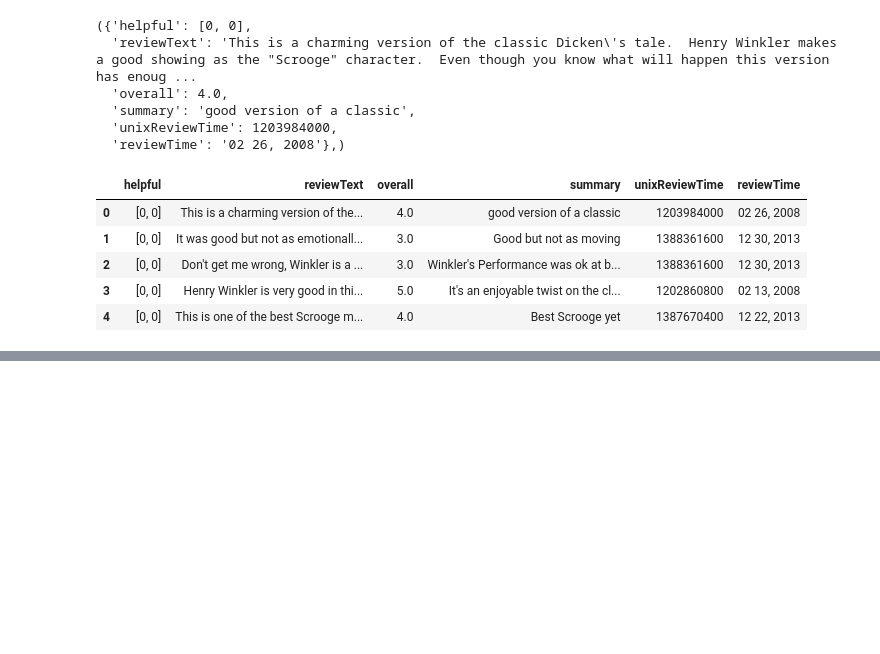
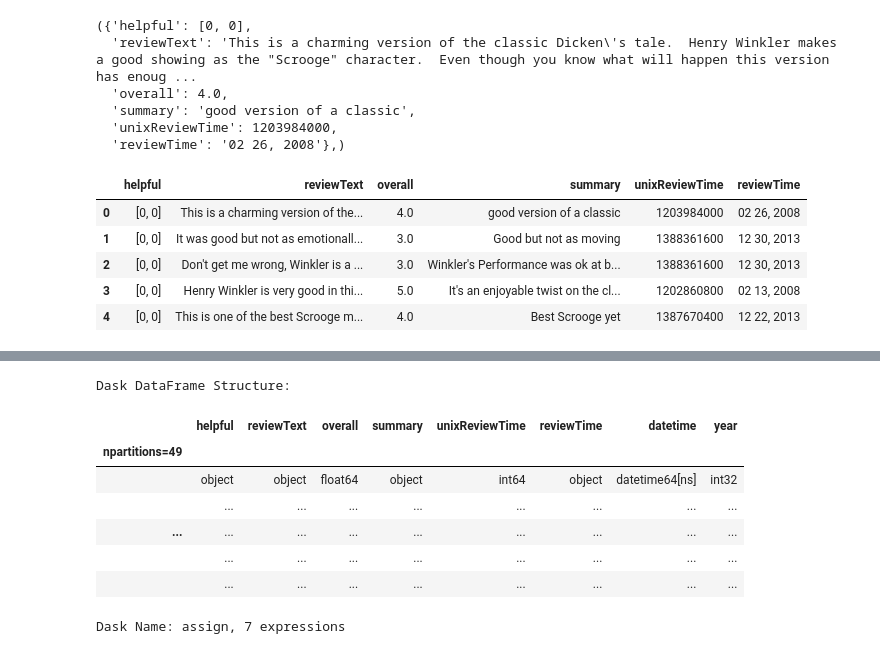
Before and after one commit to frenzydf/myBigDataTools, a Jupyter notebook: ditributed-computing.ipynb, the cells around one changed output, grey strips where cells are left out. Saved outputs shown, nothing was run; the diff lists cells and outputs as text; code cells hidden in the pictures; blank space fills up the shorter version.

```diff
--- a/ditributed-computing.ipynb
+++ b/ditributed-computing.ipynb
@@ -191,3 +208,15 @@ ddf_video.head(5)
 | 2 | [0, 0] | Don't get me wrong, Winkler is a ... | 3.0 | Winkler's Performance was ok at b... | 1388361600 | 12 30, 2013 | 2013-12-30 | 2013 |
 | 3 | [0, 0] | Henry Winkler is very good in thi... | 5.0 | It's an enjoyable twist on the cl... | 1202860800 | 02 13, 2008 | 2008-02-13 | 2008 |
 | 4 | [0, 0] | This is one of the best Scrooge m... | 4.0 | Best Scrooge yet | 1387670400 | 12 22, 2013 | 2013-12-22 | 2013 |
+# %%
+ddf_video
+# %% [output]
+Dask DataFrame Structure:
+|  | helpful | reviewText | overall | summary | unixReviewTime | reviewTime | datetime | year |
+| npartitions=49 |  |  |  |  |  |  |  |  |
+|  | object | object | float64 | object | int64 | object | datetime64[ns] | int32 |
+|  | ... | ... | ... | ... | ... | ... | ... | ... |
+| ... | ... | ... | ... | ... | ... | ... | ... | ... |
+|  | ... | ... | ... | ... | ... | ... | ... | ... |
+|  | ... | ... | ... | ... | ... | ... | ... | ... |
+Dask Name: assign, 7 expressions
```
Also changed, not shown: parts of 24 cells of this notebook.
